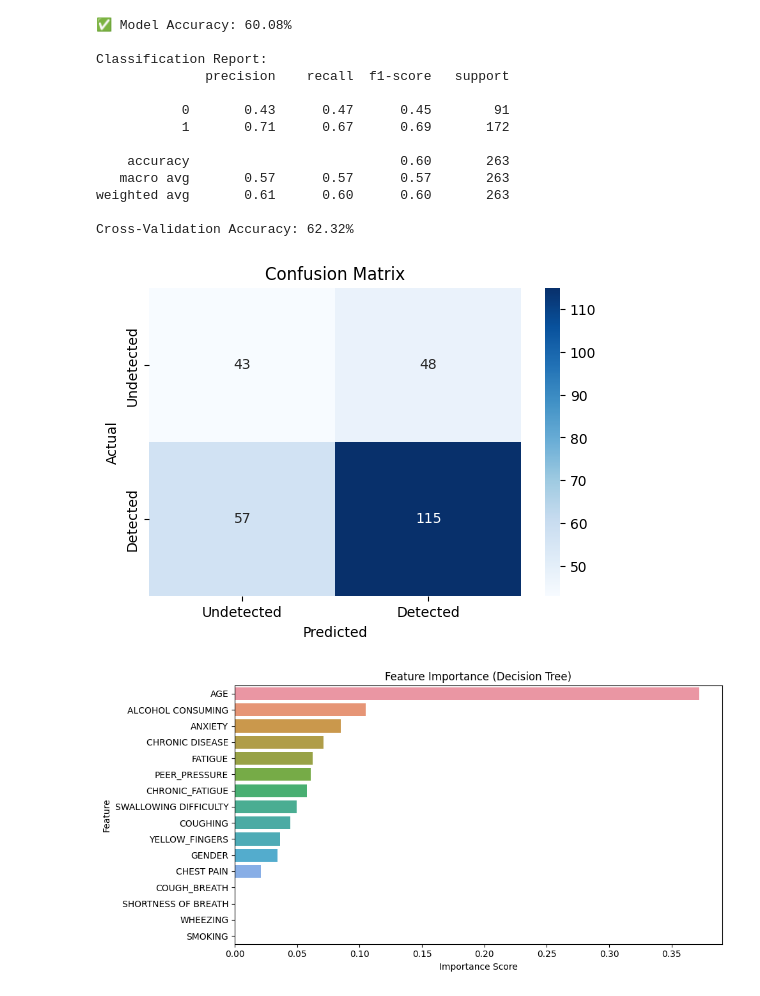
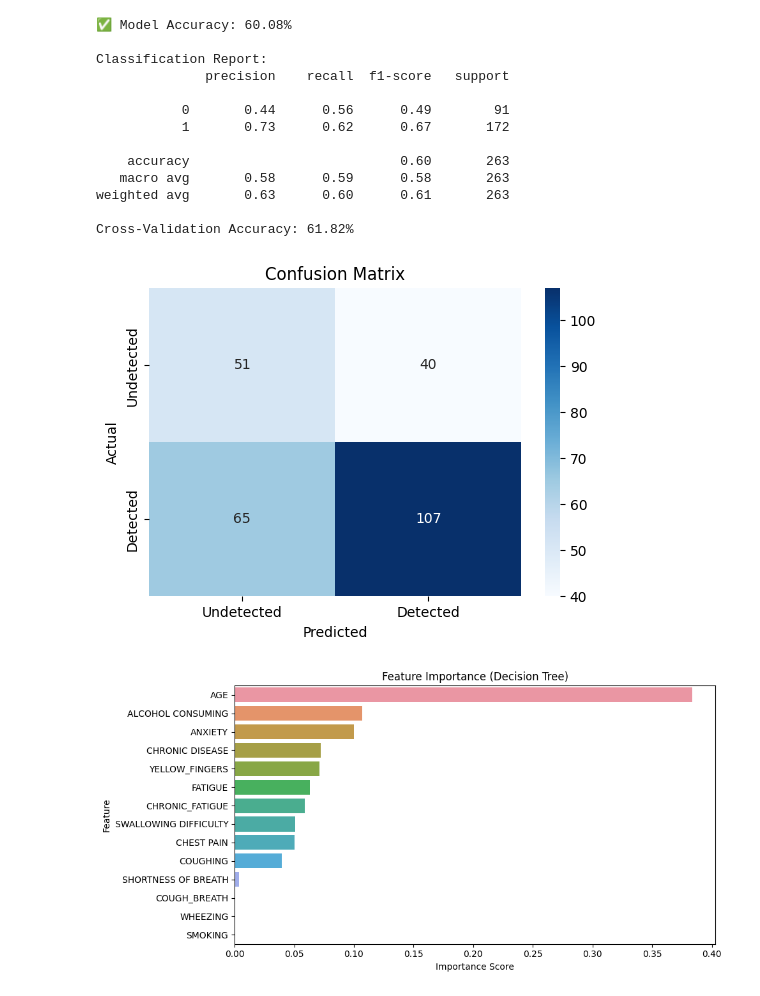
Before and after one commit to github-cweehy/Lung-Cancer-Detection-ML, a Jupyter notebook: lungcancer.ipynb, the cells around one changed output. Saved outputs shown, nothing was run; the diff lists cells and outputs as text; code cells hidden in the pictures.

```diff
--- a/lungcancer.ipynb
+++ b/lungcancer.ipynb
@@ -32,6 +37,8 @@ train['LUNG_CANCER'] = train['LUNG_CANCER'].map({'NO':0, 'YES':1})
 train['CHRONIC_FATIGUE'] = train['CHRONIC DISEASE'] + train['FATIGUE']
 train['COUGH_BREATH'] = train['COUGHING'] + train['SHORTNESS OF BREATH']
 
+train = train.drop(['GENDER', 'ALLERGY', 'PEER_PRESSURE'], axis=1)
+
 # Preview
 train.head()
 # %% [output]
@@ -44,15 +51,22 @@ train.head()
 # %%
 # Split dataset - Seprate features and target
-X = train.drop(['LUNG_CANCER', 'ALLERGY'], axis=1)
+X = train.drop(['LUNG_CANCER'], axis=1)
 y = train['LUNG_CANCER']
 
 # Fill missing values with mean
 imputer = SimpleImputer(strategy='mean')
-X_imputed = imputer.fit_transform(X)
+X = imputer.fit_transform(X)
+
+# Standardize the features
+scaler = StandardScaler()
+X = scaler.fit_transform(X)
+
+original_columns = train.drop(['LUNG_CANCER'], axis=1).columns
+X = pd.DataFrame(X, columns=original_columns)
 
 # Split into train/test sets (70% train, 30% test)
 X_train, X_test, y_train, y_test = train_test_split(
-    X_imputed,
+    X,
     y,
     test_size=0.3,
     stratify=y,
@@ -95,44 +109,62 @@ plt.show()
 
 # feature importance plot
 importances = dt_model.feature_importances_
-feature_names = train.drop(['LUNG_CANCER', 'ALLERGY'], axis=1).columns
+feature_names = train.drop(['LUNG_CANCER'], axis=1).columns
 sorted_idx = np.argsort(importances)[::-1]
 
 plt.figure(figsize=(10, 5))
 sns.barplot(x=importances[sorted_idx], y=feature_names[sorted_idx])
 plt.title("Feature Importance (Decision Tree)")
 plt.xlabel("Importance Score")
 plt.ylabel("Feature")
 plt.tight_layout()
 plt.show()
 
 
 # Decision Tree Graph
 plt.figure(figsize=(20, 10))
 plot_tree(
     dt_model,
     filled=True,
     feature_names=X.columns,
     class_names=['Undetected Cancer', 'Detected Cancer'],
     proportion=True,
     rounded=True,
     fontsize=8
 )
 plt.title("Decision Tree for Lung Cancer Detection")
 plt.show()
+
+# Predict probabilities for positive class
+dt_prob = dt_model.predict_proba(X_test)[:, 1]
+
+# ROC and AUC
+fpr_dt, tpr_dt, _ = roc_curve(y_test, dt_prob)
+auc_dt = auc(fpr_dt, tpr_dt)
+
+# Plot ROC curve
+plt.figure()
+plt.plot(fpr_dt, tpr_dt, label=f'Decision Tree ROC (AUC = {auc_dt:.2f})')
+plt.plot([0, 1], [0, 1], 'k--')
+plt.xlabel('False Positive Rate')
+plt.ylabel('True Positive Rate')
+plt.title('ROC Curve - Decision Tree')
+plt.legend()
+plt.grid(True)
+plt.show()
 # %% [output]
 ✅ Model Accuracy: 60.08%
 
 Classification Report:
               precision    recall  f1-score   support
 
-           0       0.43      0.47      0.45        91
-           1       0.71      0.67      0.69       172
+           0       0.44      0.56      0.49        91
+           1       0.73      0.62      0.67       172
 
     accuracy                           0.60       263
-   macro avg       0.57      0.57      0.57       263
-weighted avg       0.61      0.60      0.60       263
+   macro avg       0.58      0.59      0.58       263
+weighted avg       0.63      0.60      0.61       263
 
-Cross-Validation Accuracy: 62.32%
+Cross-Validation Accuracy: 61.82%
-[figure, old version]
+[figure, new version]
-[figure, old version]
+[figure, new version]
```
Also changed, not shown: parts of 8 cells of this notebook.
